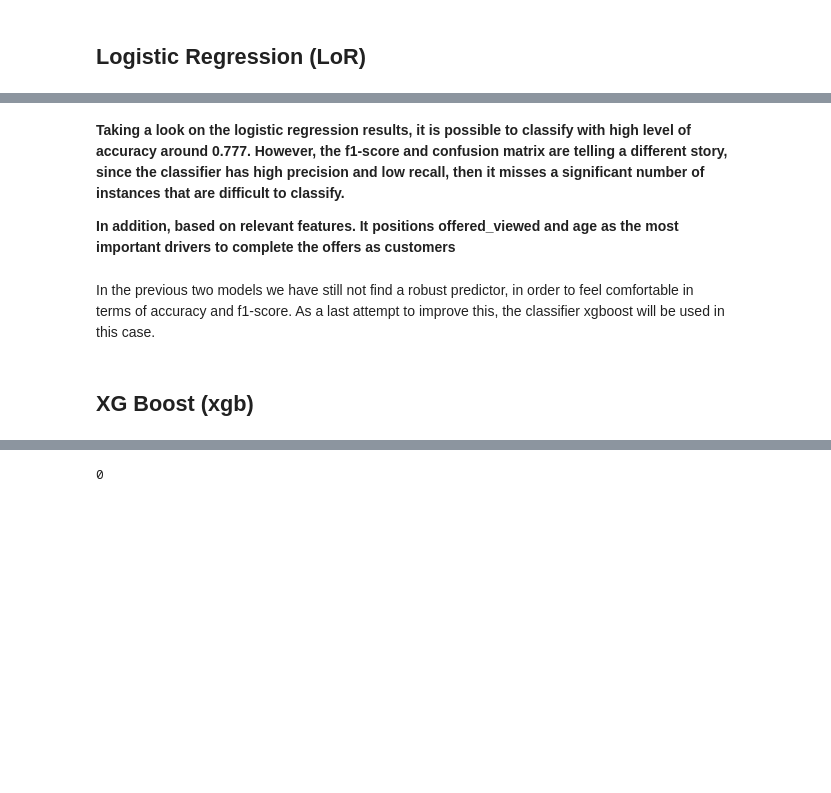
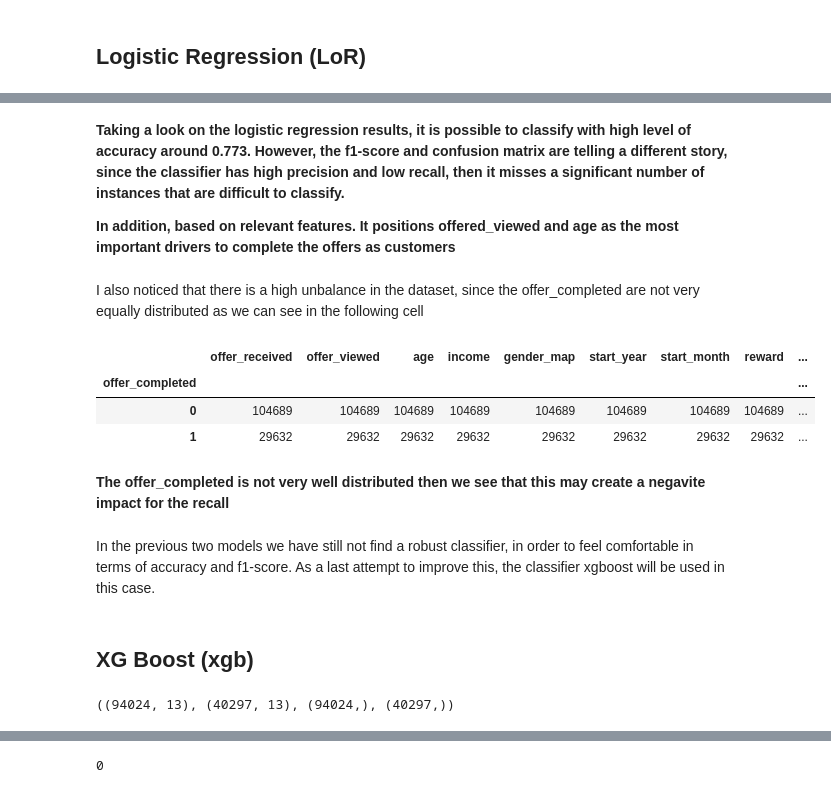
Before and after one commit to jose0628/Starbucks-Capstone-Challenge, a Jupyter notebook: Starbucks_Capstone_notebook.ipynb, the cells around one changed output, grey strips where cells are left out. Cells and saved outputs as stored; diff of their text form; code cells hidden in the pictures; blank space fills up the shorter version.

```diff
--- a/Starbucks_Capstone_notebook.ipynb
+++ b/Starbucks_Capstone_notebook.ipynb
@@ -1090,8 +1089,31 @@ coef_lor_df.head(20)
 # %% [markdown]
-**Taking a look on the logistic regression results, it is possible to classify with high level of accuracy around 0.777. However, the f1-score and confusion matrix are telling a different story, since the classifier has high precision and low recall, then it misses a significant number of instances that are difficult to classify.**
+**Taking a look on the logistic regression results, it is possible to classify with high level of accuracy around 0.773. However, the f1-score and confusion matrix are telling a different story, since the classifier has high precision and low recall, then it misses a significant number of instances that are difficult to classify.**
 
 **In addition, based on relevant features. It positions offered_viewed and age as the most important drivers to complete the offers as customers**
+# %% [markdown]
+I also noticed that there is a high unbalance in the dataset, since the offer_completed are not very equally distributed as we can see in the following cell
+# %%
+data.groupby(['offer_completed']).count()
+# %% [output]
+|  | offer_received | offer_viewed | age | income | gender_map | start_year | start_month | reward | ... |
+| offer_completed |  |  |  |  |  |  |  |  | ... |
+| 0 | 104689 | 104689 | 104689 | 104689 | 104689 | 104689 | 104689 | 104689 | ... |
+| 1 | 29632 | 29632 | 29632 | 29632 | 29632 | 29632 | 29632 | 29632 | ... |
+# %% [markdown]
+**The offer_completed is not very well distributed then we see that this may create a negavite impact for the recall**
 # %% [markdown]
-In the previous two models we have still not find a robust predictor, in order to feel comfortable in terms of accuracy and f1-score. As a last attempt to improve this, the classifier xgboost will be used in this case.
+In the previous two models we have still not find a robust classifier, in order to feel comfortable in terms of accuracy and f1-score. As a last attempt to improve this, the classifier xgboost will be used in this case.
 # %% [markdown]
 ## XG Boost (xgb)
+# %%
+xbg_data = dataset.copy()
+
+X_xgb = xbg_data.drop(['offer_completed'], axis=1)
+y_xgb = xbg_data['offer_completed']
+
+data_dmatrix = xgb.DMatrix(data=X,label=y)
+
+X_train_xgb, X_test_xgb, y_train_xgb, y_test_xgb = train_test_split(X_xgb, y_xgb, test_size=0.3, random_state=123)
+X_train_xgb.shape, X_test_xgb.shape, y_train_xgb.shape, y_test_xgb.shape
+# %% [output]
+((94024, 13), (40297, 13), (94024,), (40297,))
```
Also changed, not shown: parts of 24 cells of this notebook, 1 other file.
